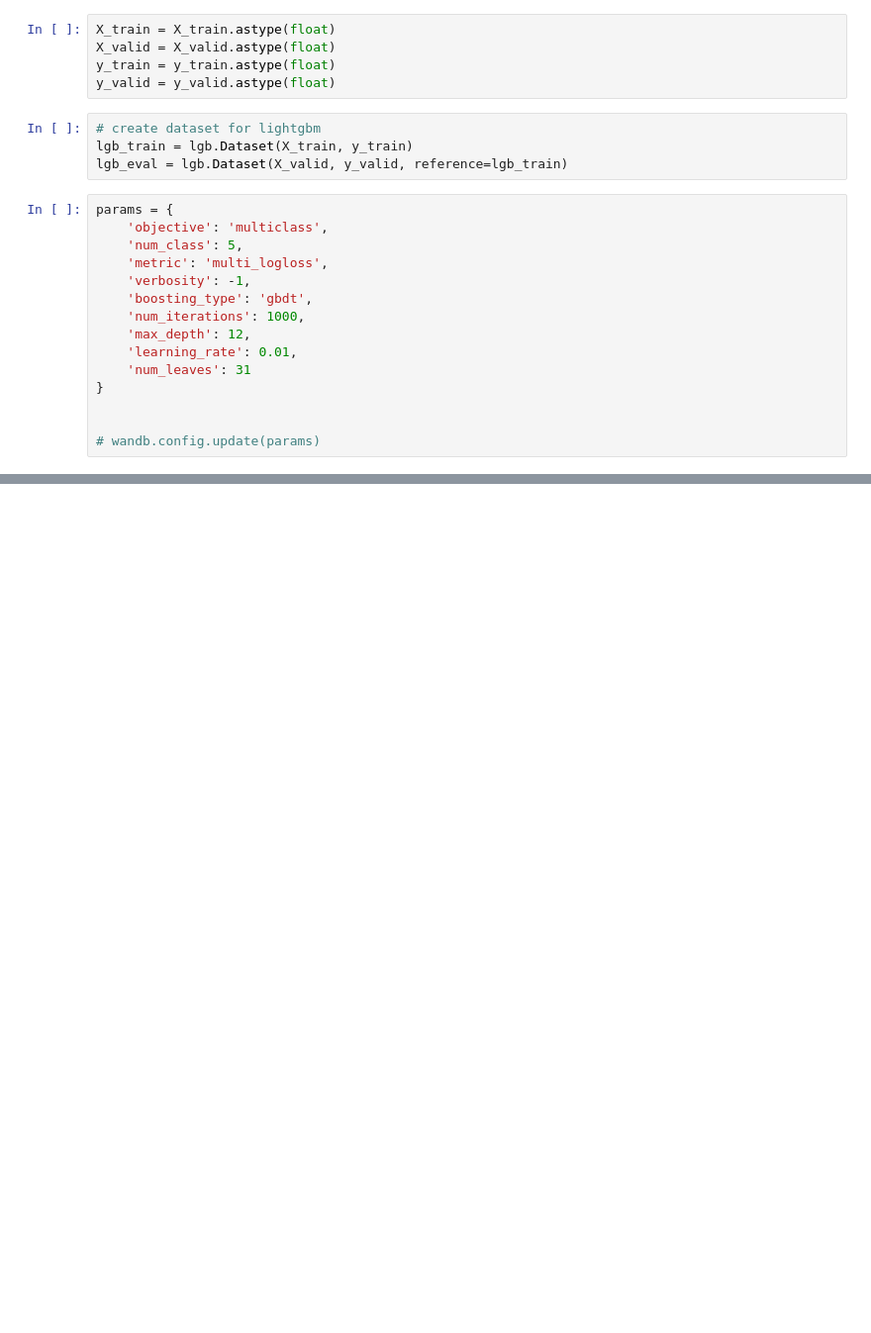
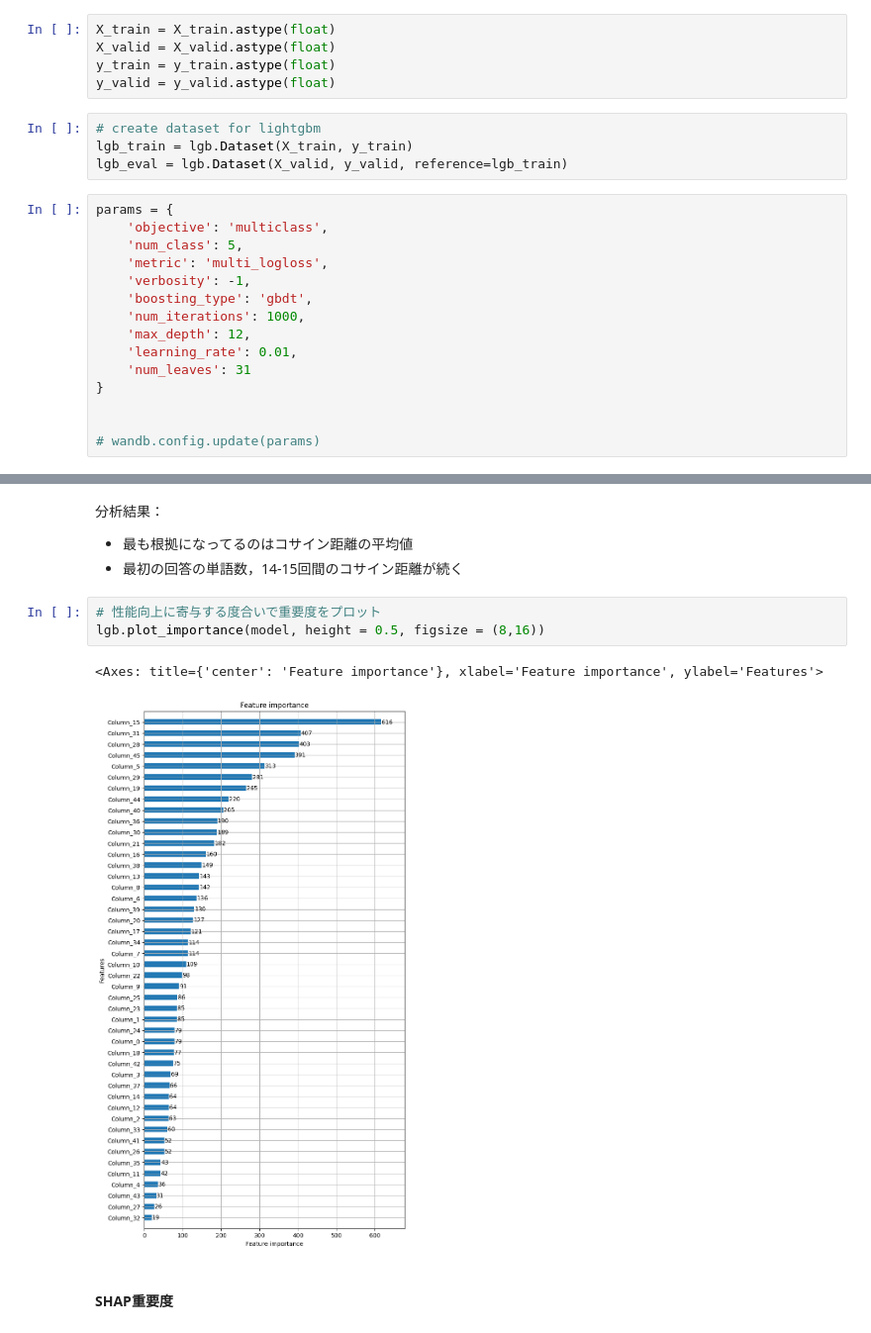
Before and after one commit to masa1357/Tree-Model, a Jupyter notebook: src/Tree.ipynb, the cells around one changed output, grey strips where cells are left out. Shown at 99% size. Drawn from its saved outputs; the diff is of its cells as text; blank space fills up the shorter version.

```diff
--- a/src/Tree.ipynb
+++ b/src/Tree.ipynb
@@ -575,0 +573,12 @@ predict
+# %% [markdown]
+分析結果：
+- 最も根拠になってるのはコサイン距離の平均値
+- 最初の回答の単語数，14-15回間のコサイン距離が続く
+# %%
+# 性能向上に寄与する度合いで重要度をプロット
+lgb.plot_importance(model, height = 0.5, figsize = (8,16))
+# %% [output]
+<Axes: title={'center': 'Feature importance'}, xlabel='Feature importance', ylabel='Features'>
+[figure, added]
+# %% [markdown]
+#### SHAP重要度
```
Also changed, not shown: parts of 29 cells of this notebook, 1 other file.
